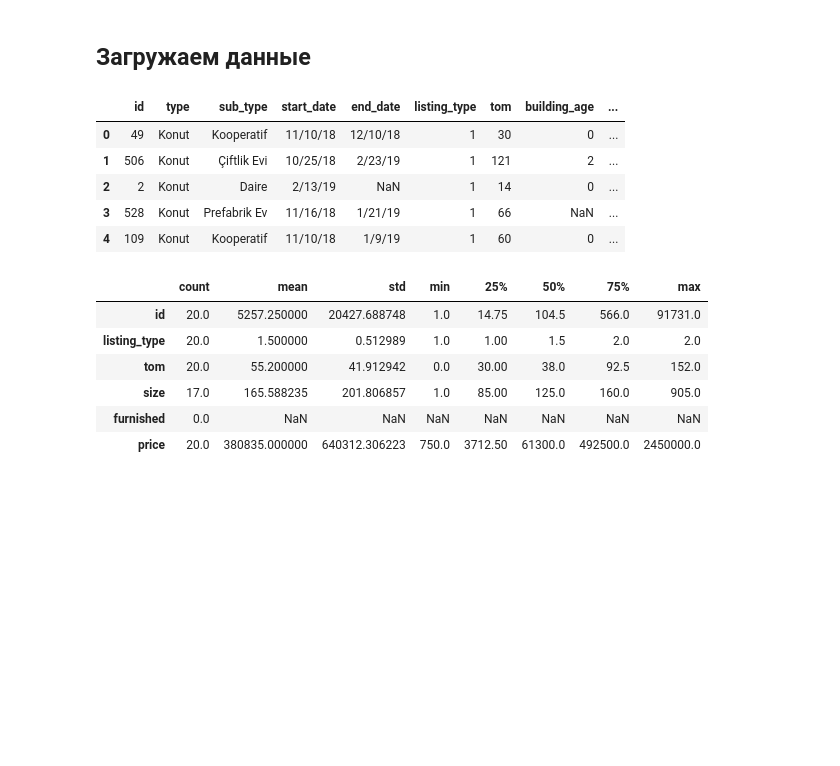
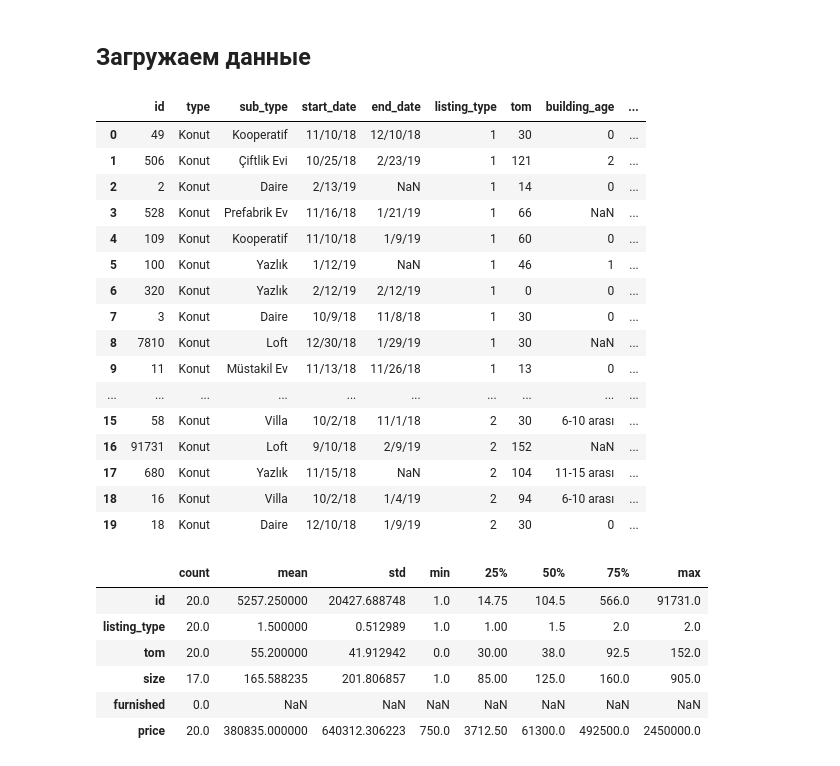
Before and after one commit to Trepidkhabirov/MOIBD_test_model_ansable, a Jupyter notebook: test_model.ipynb, the cells around one changed output. Drawn from its saved outputs; the diff is of its cells as text; code cells hidden in the pictures; blank space fills up the shorter version.

```diff
--- a/test_model.ipynb
+++ b/test_model.ipynb
@@ -8,14 +8,25 @@ import joblib
 # %%
 df = pd.read_csv('test_real_estate_samples(2).csv')
 # %%
-df.head()
+df.head(20)
 # %% [output]
 |  | id | type | sub_type | start_date | end_date | listing_type | tom | building_age | ... |
 | 0 | 49 | Konut | Kooperatif | 11/10/18 | 12/10/18 | 1 | 30 | 0 | ... |
 | 1 | 506 | Konut | Çiftlik Evi | 10/25/18 | 2/23/19 | 1 | 121 | 2 | ... |
 | 2 | 2 | Konut | Daire | 2/13/19 | NaN | 1 | 14 | 0 | ... |
 | 3 | 528 | Konut | Prefabrik Ev | 11/16/18 | 1/21/19 | 1 | 66 | NaN | ... |
 | 4 | 109 | Konut | Kooperatif | 11/10/18 | 1/9/19 | 1 | 60 | 0 | ... |
+| 5 | 100 | Konut | Yazlık | 1/12/19 | NaN | 1 | 46 | 1 | ... |
+| 6 | 320 | Konut | Yazlık | 2/12/19 | 2/12/19 | 1 | 0 | 0 | ... |
+| 7 | 3 | Konut | Daire | 10/9/18 | 11/8/18 | 1 | 30 | 0 | ... |
+| 8 | 7810 | Konut | Loft | 12/30/18 | 1/29/19 | 1 | 30 | NaN | ... |
+| 9 | 11 | Konut | Müstakil Ev | 11/13/18 | 11/26/18 | 1 | 13 | 0 | ... |
+| ... | ... | ... | ... | ... | ... | ... | ... | ... | ... |
+| 15 | 58 | Konut | Villa | 10/2/18 | 11/1/18 | 2 | 30 | 6-10 arası | ... |
+| 16 | 91731 | Konut | Loft | 9/10/18 | 2/9/19 | 2 | 152 | NaN | ... |
+| 17 | 680 | Konut | Yazlık | 11/15/18 | NaN | 2 | 104 | 11-15 arası | ... |
+| 18 | 16 | Konut | Villa | 10/2/18 | 1/4/19 | 2 | 94 | 6-10 arası | ... |
+| 19 | 18 | Konut | Daire | 12/10/18 | 1/9/19 | 2 | 30 | 0 | ... |
 # %%
 df.describe().T
 # %% [output]
```
Also changed, not shown: parts of 2 cells of this notebook, 1 other file.
